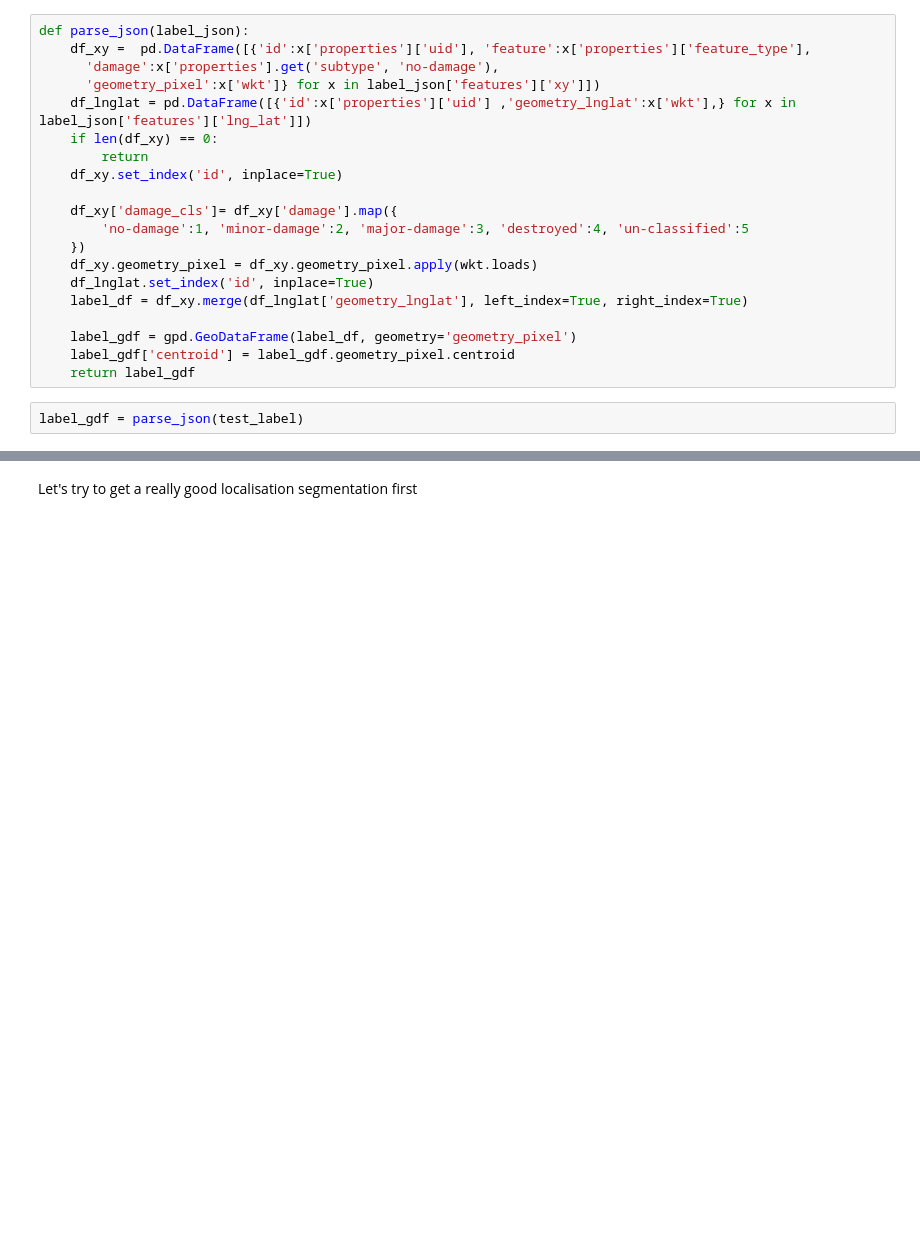
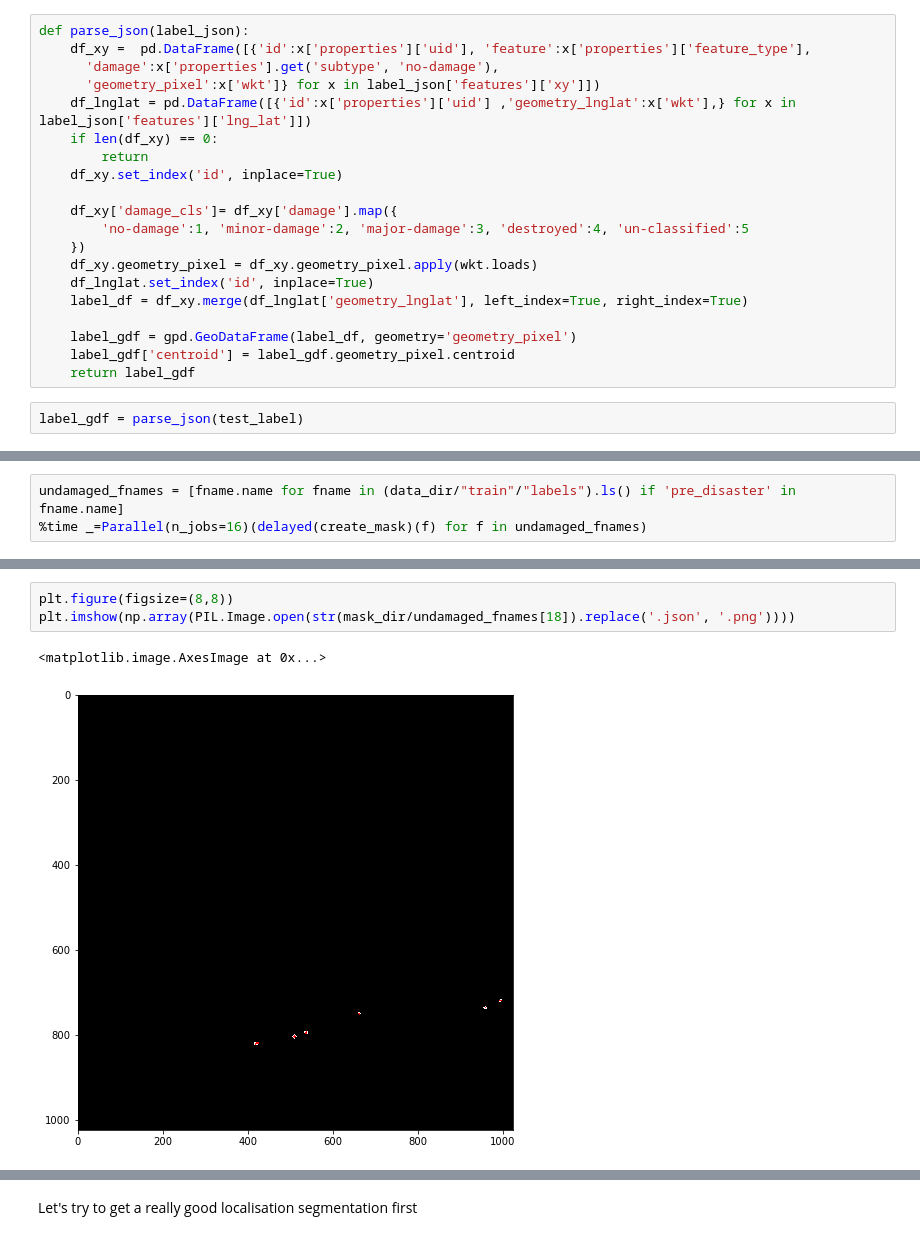
Before and after one commit to wwymak/spacenet-buildings, a Jupyter notebook: xview2/extended data-- inspect + mask creation.ipynb, the cells around one changed output, grey strips where cells are left out. Drawn from its saved outputs; the diff is of its cells as text; blank space fills up the shorter version.

```diff
--- a/xview2/extended data-- inspect + mask creation.ipynb
+++ b/xview2/extended data-- inspect + mask creation.ipynb
@@ -237,0 +305,3 @@ test_mask= sol.
+# %%
+undamaged_fnames = [fname.name for fname in (data_dir/"train"/"labels").ls() if 'pre_disaster' in fname.name]
+%time _=Parallel(n_jobs=16)(delayed(create_mask)(f) for f in undamaged_fnames)
@@ -237,0 +311,6 @@ test_mask= sol.
+# %%
+plt.figure(figsize=(8,8))
+plt.imshow(np.array(PIL.Image.open(str(mask_dir/undamaged_fnames[18]).replace('.json', '.png'))))
+# %% [output]
+<matplotlib.image.AxesImage at 0x...>
+[figure, added]
```
Also changed, not shown: parts of 30 cells of this notebook.
